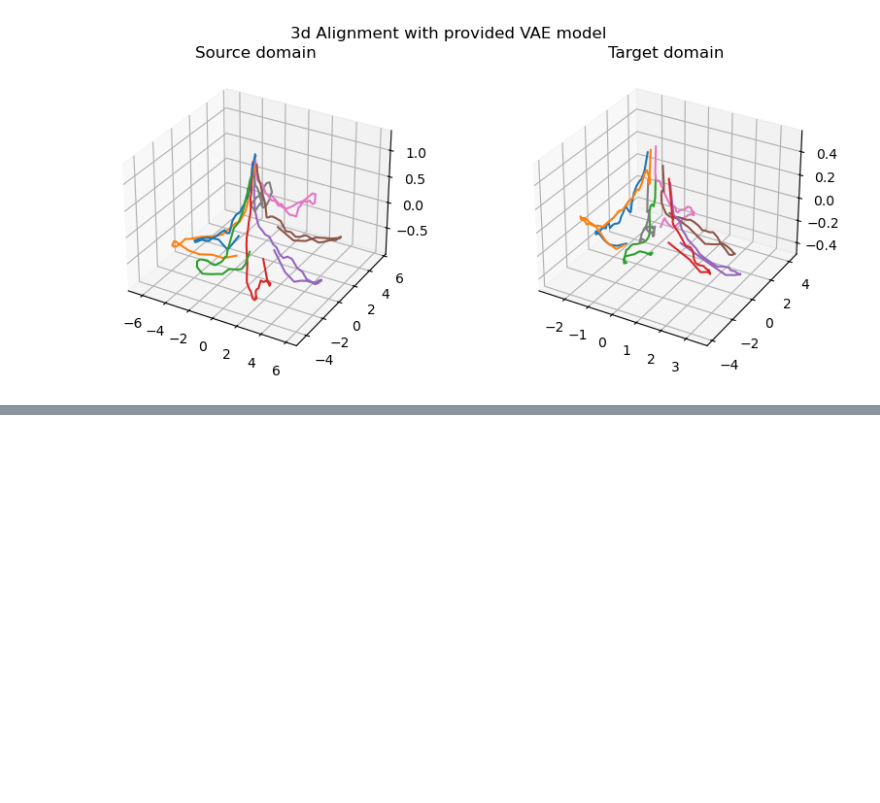
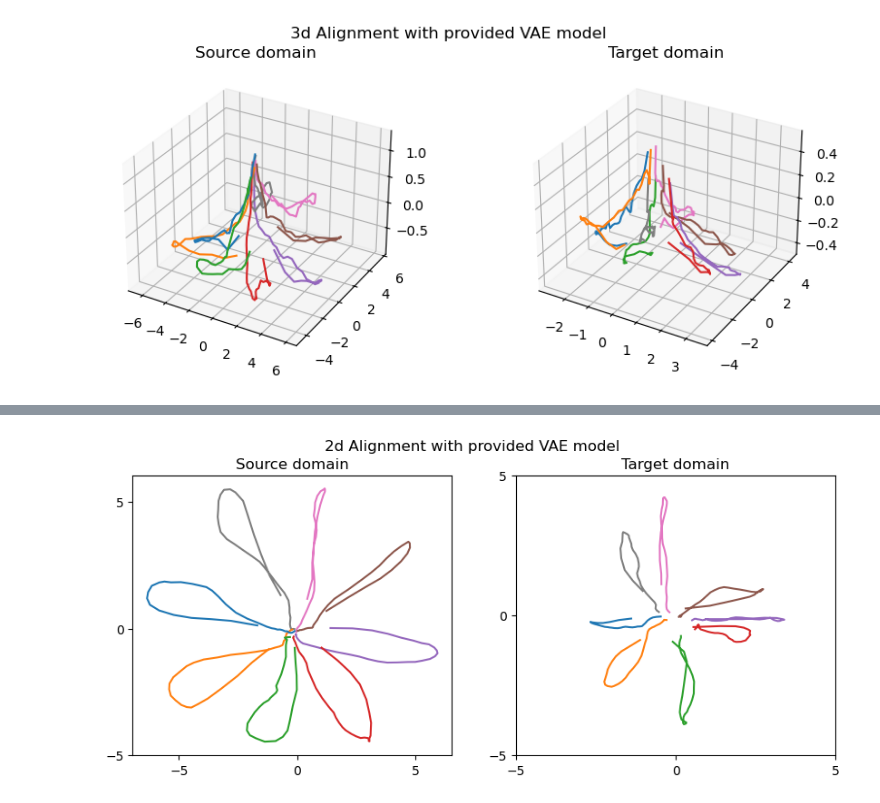
Before and after one commit to YueChen0628/ERDiff, a Jupyter notebook: ERDiff_pre.ipynb, the cells around one changed output, grey strips where cells are left out. Drawn from its saved outputs; the diff is of its cells as text; code cells hidden in the pictures; blank space fills up the shorter version.

```diff
--- a/ERDiff_pre.ipynb
+++ b/ERDiff_pre.ipynb
@@ -583,0 +588,8 @@ fp.close()
+# %%
+fp=open('plt_figs/2d_align_pre.pkl','rb')
+fig = pickle.load(fp)
+fp.close()
+
+fig
+# %% [output]
+[figure, added]
```
Also changed, not shown: parts of 1 cell of this notebook, 11 other files.
